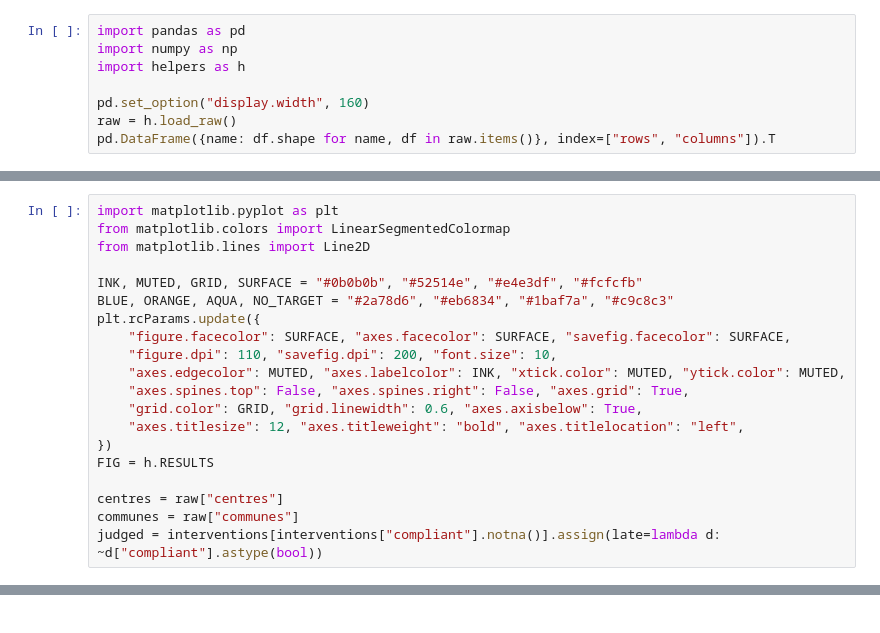
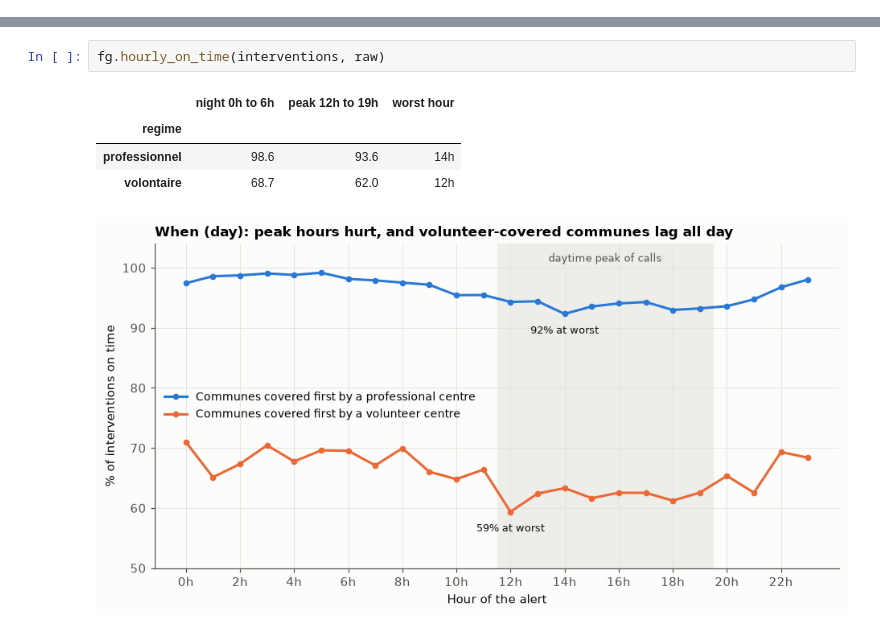
Before and after one commit to SafiUllahAdam/optimops-eval, a Jupyter notebook: analysis/task1_baseline.ipynb, the cells around one changed output, grey strips where cells are left out. Cells and saved outputs as stored; diff of their text form.

Commit message:
Task 1: cleaner notebook, figures module, AGENTS.md

```diff
--- a/analysis/task1_baseline.ipynb
+++ b/analysis/task1_baseline.ipynb
@@ -13,8 +0,0 @@ Raw files live in `raw_data/` (byte-identical copy of `donnees/`, never modified
-# %%
-import pandas as pd
-import numpy as np
-import helpers as h
-
-pd.set_option("display.width", 160)
-raw = h.load_raw()
-pd.DataFrame({name: df.shape for name, df in raw.items()}, index=["rows", "columns"]).T
@@ -191,20 +0,0 @@ threshold of the zone and reason; Z4 has no target and is shown apart.
-# %%
-import matplotlib.pyplot as plt
-from matplotlib.colors import LinearSegmentedColormap
-from matplotlib.lines import Line2D
-
-INK, MUTED, GRID, SURFACE = "#0b0b0b", "#52514e", "#e4e3df", "#fcfcfb"
-BLUE, ORANGE, AQUA, NO_TARGET = "#2a78d6", "#eb6834", "#1baf7a", "#c9c8c3"
-plt.rcParams.update({
-    "figure.facecolor": SURFACE, "axes.facecolor": SURFACE, "savefig.facecolor": SURFACE,
-    "figure.dpi": 110, "savefig.dpi": 200, "font.size": 10,
-    "axes.edgecolor": MUTED, "axes.labelcolor": INK, "xtick.color": MUTED, "ytick.color": MUTED,
-    "axes.spines.top": False, "axes.spines.right": False, "axes.grid": True,
-    "grid.color": GRID, "grid.linewidth": 0.6, "axes.axisbelow": True,
-    "axes.titlesize": 12, "axes.titleweight": "bold", "axes.titlelocation": "left",
-})
-FIG = h.RESULTS
-
-centres = raw["centres"]
-communes = raw["communes"]
-judged = interventions[interventions["compliant"].notna()].assign(late=lambda d: ~d["compliant"].astype(bool))
@@ -402,0 +144,8 @@ Reading of the check:
+# %%
+fg.hourly_on_time(interventions, raw)
+# %% [output]
+|  | night 0h to 6h | peak 12h to 19h | worst hour |
+| regime |  |  |  |
+| professionnel | 98.6 | 93.6 | 14h |
+| volontaire | 68.7 | 62.0 | 12h |
+[figure, added]
```
Also changed, not shown: parts of 55 cells of this notebook, 4 other files.
